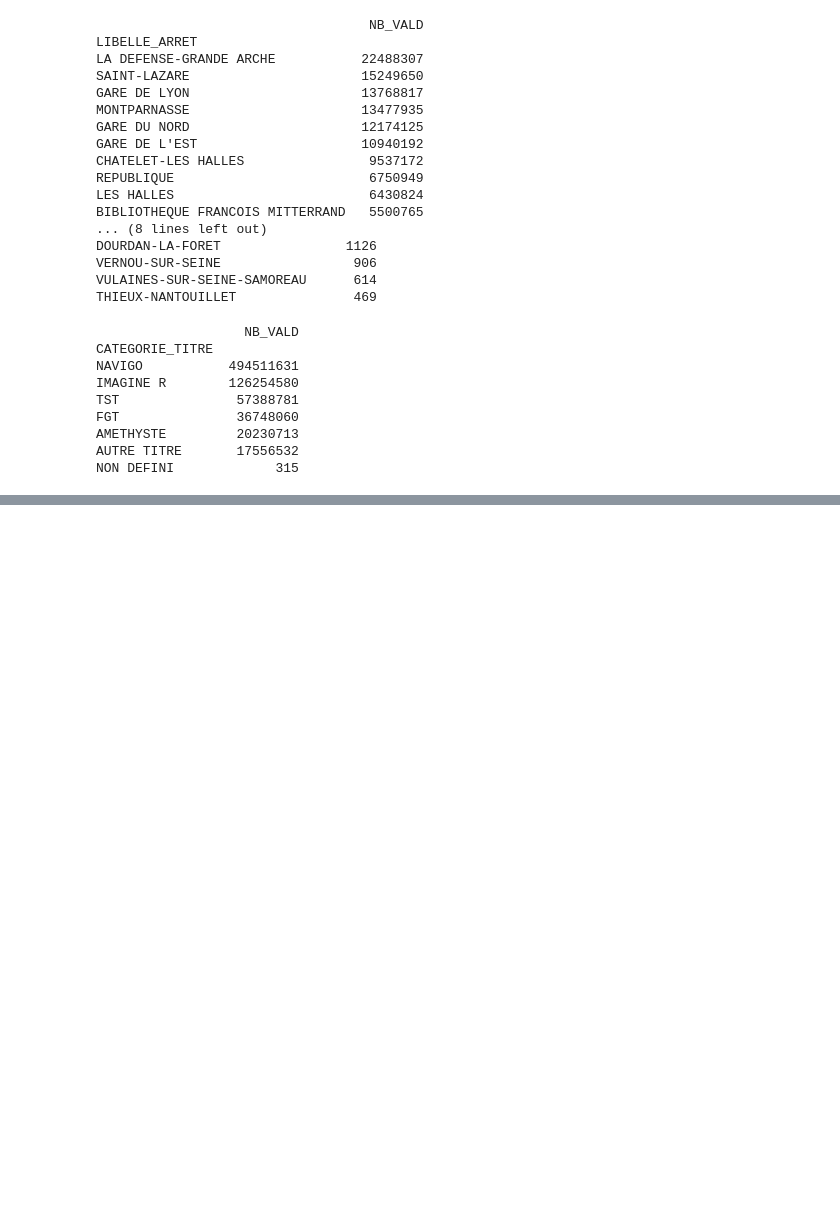
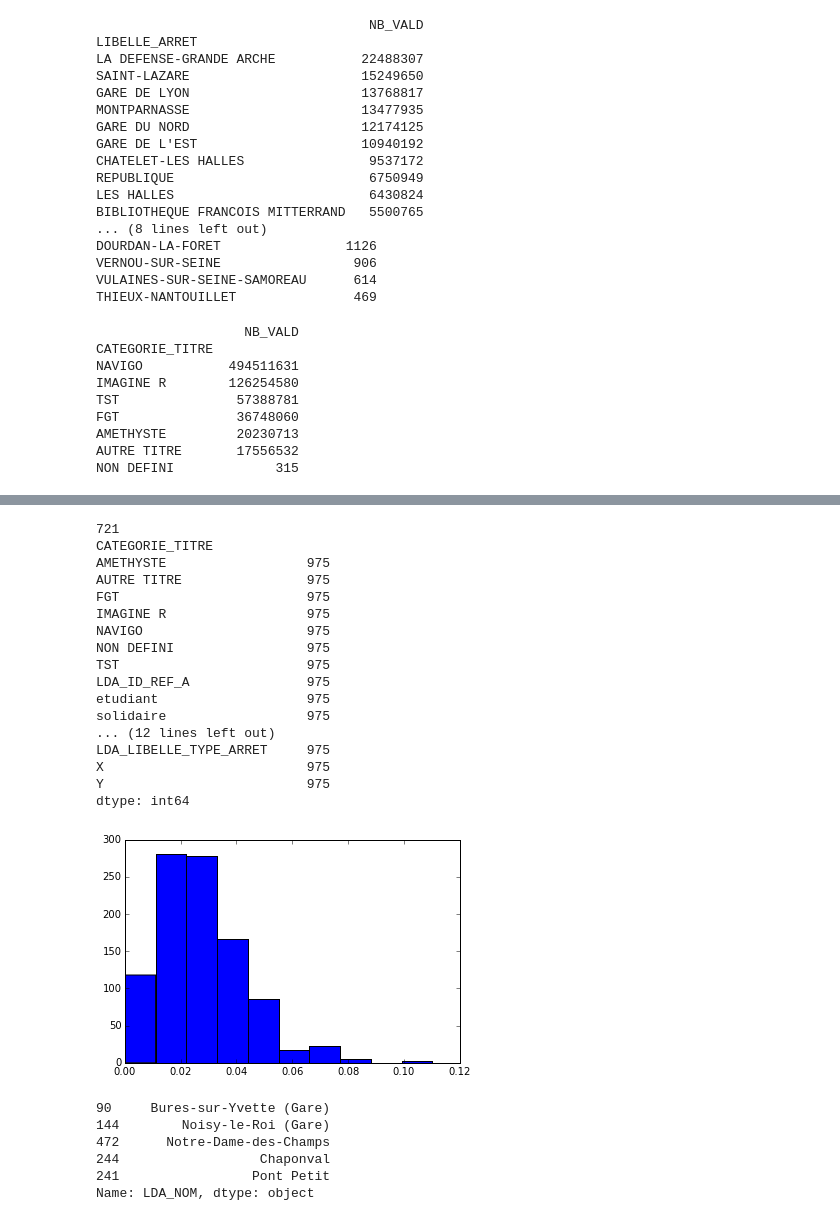
Before and after one commit to Transid/Arrets_IDF, a Jupyter notebook: Validations.ipynb, the cells around one changed output, grey strips where cells are left out. Saved outputs shown, nothing was run; the diff lists cells and outputs as text; code cells hidden in the pictures; blank space fills up the shorter version.

```diff
--- a/Validations.ipynb
+++ b/Validations.ipynb
@@ -125,0 +208,32 @@ CHATELET-LES HALLES                       145091    1680872   6309665   608811
+# %%
+plt.hist(table3['ameth'])
+print(table3['LDA_ID_REF_A'].nunique())
+print(table3.count())
+# %% [output]
+721
+CATEGORIE_TITRE
+AMETHYSTE                  975
+AUTRE TITRE                975
+FGT                        975
+IMAGINE R                  975
+NAVIGO                     975
+NON DEFINI                 975
+TST                        975
+LDA_ID_REF_A               975
+etudiant                   975
+solidaire                  975
+... (12 lines left out)
+LDA_LIBELLE_TYPE_ARRET     975
+X                          975
+Y                          975
+dtype: int64
+[figure, added]
+# %%
+table3.sort_values(['etudiant']).tail(5)['LDA_NOM']
+# %% [output]
+90     Bures-sur-Yvette (Gare)
+144        Noisy-le-Roi (Gare)
+472      Notre-Dame-des-Champs
+244                  Chaponval
+241                 Pont Petit
+Name: LDA_NOM, dtype: object
```
Also changed, not shown: parts of 26 cells of this notebook, 5 other files.
